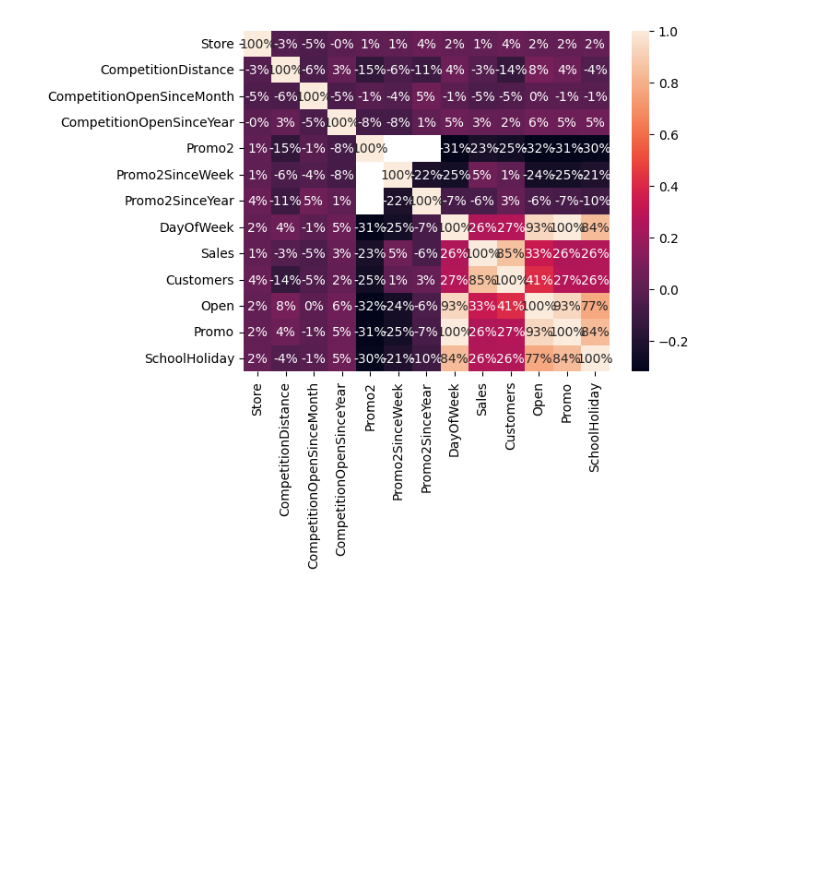
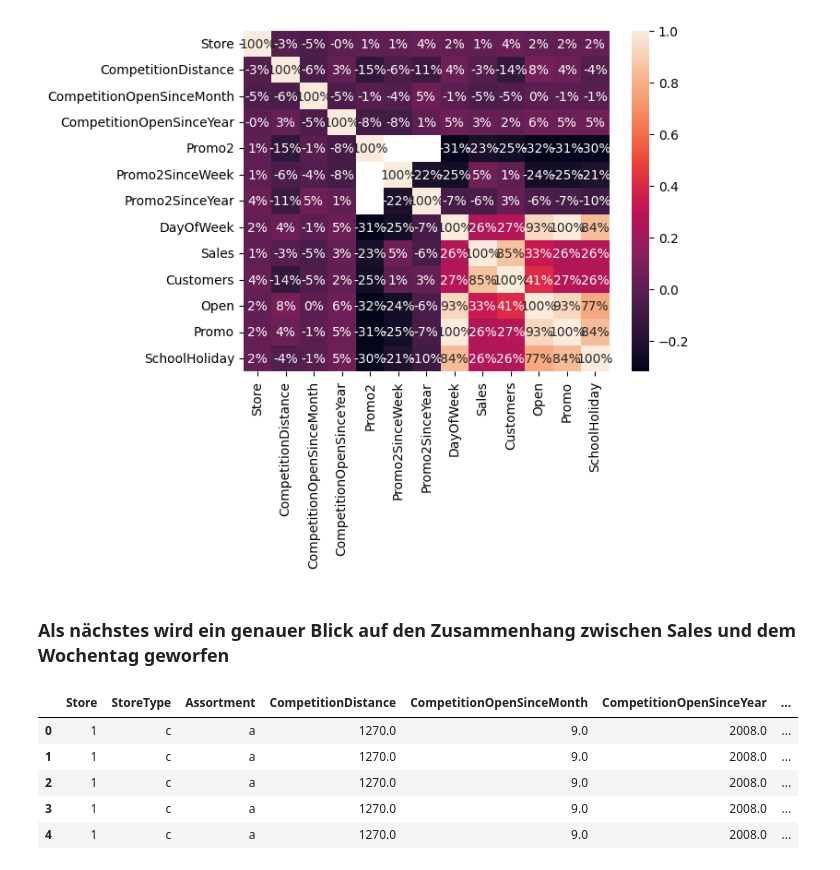
Before and after one commit to Max3978/Rossmann-Store-Sales, a Jupyter notebook: Insights.ipynb, the cells around one changed output. Saved outputs shown, nothing was run; the diff lists cells and outputs as text; code cells hidden in the pictures; blank space fills up the shorter version.

```diff
--- a/Insights.ipynb
+++ b/Insights.ipynb
@@ -49,3 +42,16 @@ sns.heatmap(df.corr(), annot=True, fmt=".0%")
 # %% [output]
 <AxesSubplot: >
 [figure]
+# %% [markdown]
+### Als nächstes wird ein genauer Blick auf den Zusammenhang zwischen Sales und dem Wochentag geworfen
+# %%
+# merge the two dataframes using the Store column and put the result in a new dataframe
+df_date = pd.merge(df1, df2, on="Store")
+df_date.head(5)
+# %% [output]
+|  | Store | StoreType | Assortment | CompetitionDistance | CompetitionOpenSinceMonth | CompetitionOpenSinceYear | ... |
+| 0 | 1 | c | a | 1270.0 | 9.0 | 2008.0 | ... |
+| 1 | 1 | c | a | 1270.0 | 9.0 | 2008.0 | ... |
+| 2 | 1 | c | a | 1270.0 | 9.0 | 2008.0 | ... |
+| 3 | 1 | c | a | 1270.0 | 9.0 | 2008.0 | ... |
+| 4 | 1 | c | a | 1270.0 | 9.0 | 2008.0 | ... |
```
Also changed, not shown: parts of 5 cells of this notebook.
